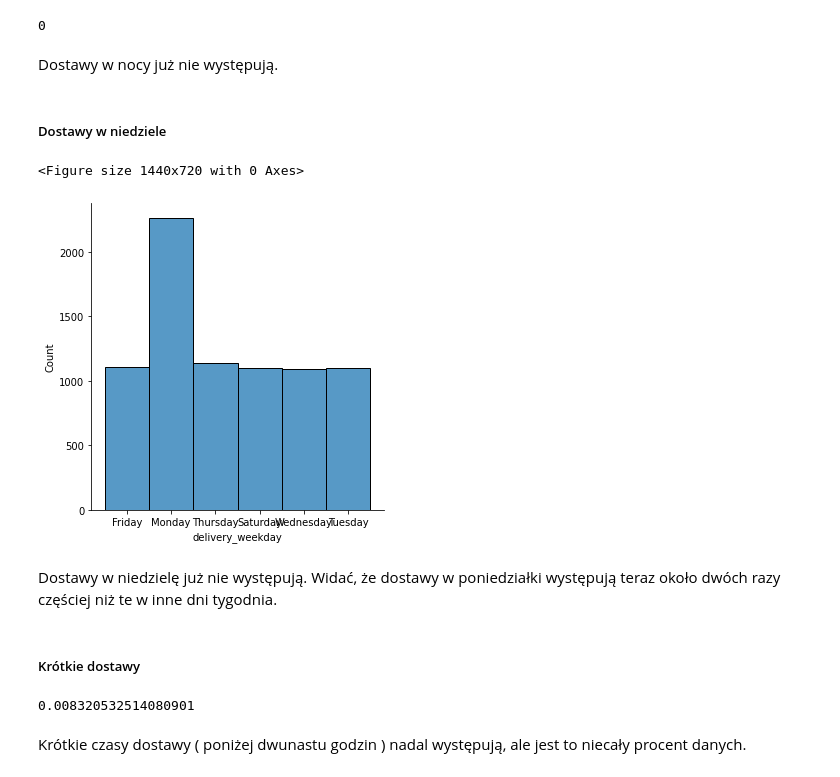
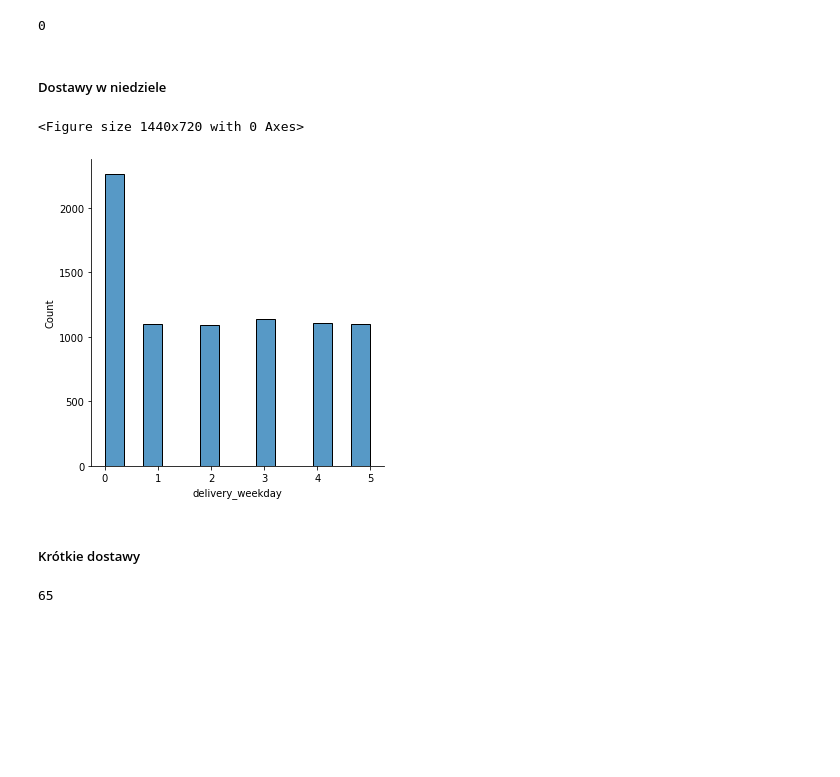
Before and after one commit to RafalUzarowicz/IUM, a Jupyter notebook: etap1.ipynb, the cells around one changed output. Drawn from its saved outputs; the diff is of its cells as text; code cells hidden in the pictures; blank space fills up the shorter version.

```diff
--- a/etap1.ipynb
+++ b/etap1.ipynb
@@ -456,9 +408,0 @@ print(sessions_purchases.shape, sessions_v2.shape)
-# %%
-sessions_purchases.sort_values("purchase_id", axis=0, inplace=True)
-deliveries_v2.sort_values("purchase_id", axis=0, inplace=True)
-
-merged = pd.merge(sessions_purchases, deliveries_v2, on='purchase_id', how = "outer")
-print(deliveries_v2.shape, sessions_purchases.shape, merged.shape) #sanity check
-
-print(merged.isnull().sum())
-merged.head()
@@ -476,0 +409,15 @@ Po połączeniu wszystkich dostępnych danych w jedną megatabelę widać, że d
+# %%
+# Łączenie tabel w jedną tabelę
+
+deliveries_v2["purchase_timestamp"] = pd.to_datetime ( deliveries_v2["purchase_timestamp"], format='%Y-%m-%dT%H:%M', errors="coerce")
+deliveries_v2['delivery_timestamp'] = pd.to_datetime ( deliveries_v2["delivery_timestamp"], format='%Y-%m-%dT%H:%M:%S', errors="coerce")
+deliveries_v2["time_difference"] = deliveries_v2["delivery_timestamp"] - deliveries_v2["purchase_timestamp"]
+
+deliveries_v2["time[s]"]=deliveries_v2["time_difference"].apply(lambda time_delta: time_delta.total_seconds())
+deliveries_v2["time[h]"]=deliveries_v2["time_difference"].apply(lambda x: x.total_seconds()/(60*60))
+
+sessions_purchases = sessions_v2[sessions_v2["purchase_id"].notnull()].copy()
+merged = pd.merge(sessions_purchases, deliveries_v2, on='purchase_id', how = "outer")
+merged2 = pd.merge(merged, users_v2, on="user_id", how = "outer")
+merged_full = pd.merge(merged2, products_v2, on="product_id", how = "left")
+merged_full.head()
@@ -544,28 +520,22 @@ night_deliveries = pd.DataFrame({"id": deliveries_v2["purchase_id"].to_list()},
 print(len(night_deliveries))
 # %% [output]
 0
-# %% [markdown]
-Dostawy w nocy już nie występują.
 # %% [markdown]
 ##### Dostawy w niedziele
 # %%
 preped = deliveries_v2.copy()
-preped["delivery_weekday"]=preped['delivery_timestamp'].dt.day_name()
+preped["delivery_weekday"]=preped['delivery_timestamp'].apply(lambda x: x.weekday())
 
 plt.figure(figsize=(20,10))
 sns.displot(preped["delivery_weekday"])
 plt.show()
 # %% [output]
 <Figure size 1440x720 with 0 Axes>
-[figure, old version]
+[figure, new version]
-# %% [markdown]
-Dostawy w niedzielę już nie występują. Widać, że dostawy w poniedziałki występują teraz około dwóch razy częściej
-niż te w inne dni tygodnia.
 # %% [markdown]
 ##### Krótkie dostawy
-# %%
-len(deliveries_v2[deliveries_v2["time_difference"] < pd.Timedelta(hours=12)])
-# %% [output]
-0.008320532514080901
-# %% [markdown]
-Krótkie czasy dostawy ( poniżej dwunastu godzin ) nadal występują, ale jest to niecały procent danych.
+# %%
+quick_deliveries = merged_full[merged_full["time[h]"]< 12]
+len(quick_deliveries)
+# %% [output]
+65
```
Also changed, not shown: parts of 32 cells of this notebook, 1 other file.
